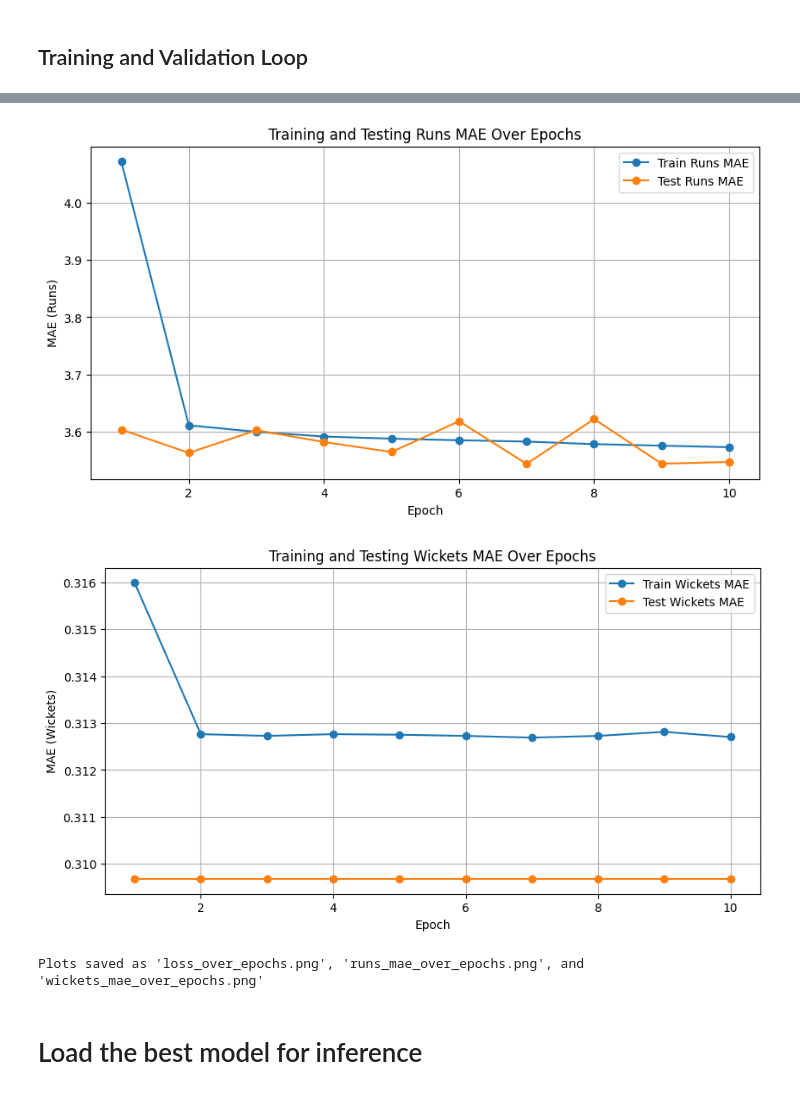
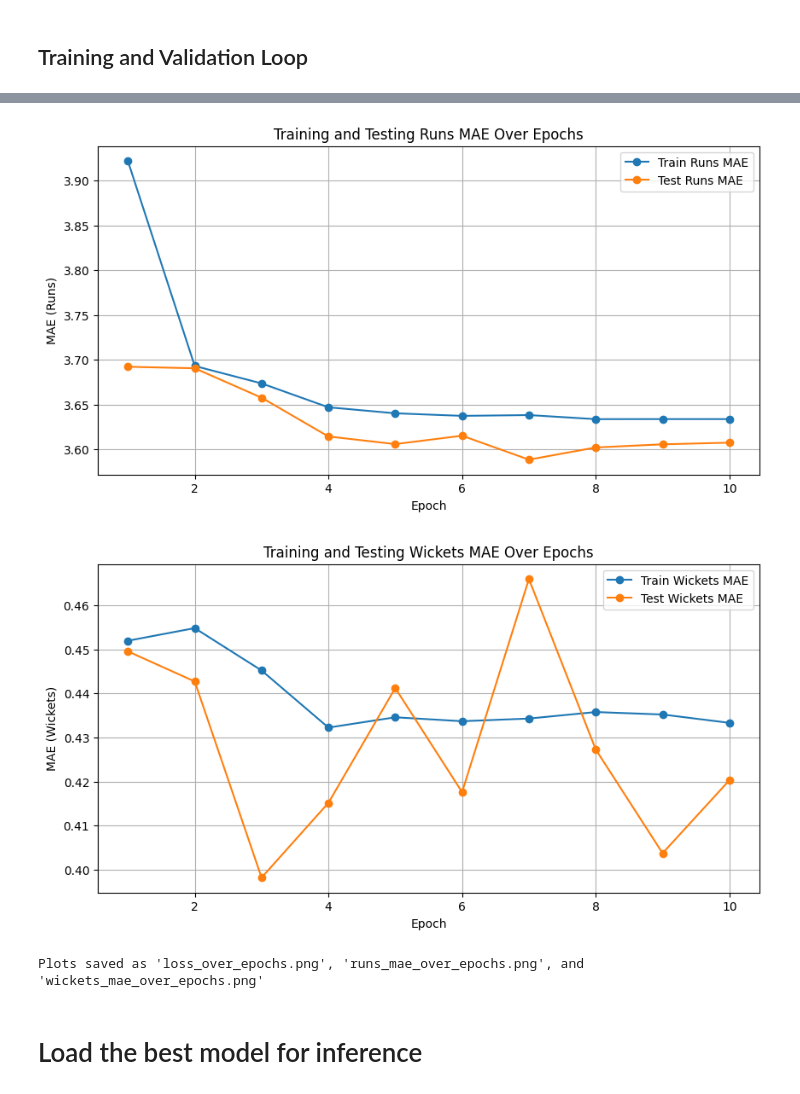
Before and after one commit to Yosemite0/Score_Predictor, a Jupyter notebook: nn.ipynb, the cells around one changed output, grey strips where cells are left out. Drawn from its saved outputs; the diff is of its cells as text; code cells hidden in the pictures.

Commit message:
This is the final model that is the ideal one we can tune on

```diff
--- a/nn.ipynb
+++ b/nn.ipynb
@@ -93,8 +96,22 @@ class IPLDataset(Dataset):
+# %%
+from torch.nn.utils.rnn import pad_sequence
+
+def collate_fn(batch):
+    team1_seqs, team2_seqs, num_seqs, runs, wickets = zip(*batch)
+
+    team1_seqs = pad_sequence(team1_seqs, batch_first=True, padding_value=0)
+    team2_seqs = pad_sequence(team2_seqs, batch_first=True, padding_value=0)
+    num_seqs = pad_sequence(num_seqs, batch_first=True, padding_value=0.0)
+
+    runs = torch.stack(runs)
+    wickets = torch.stack(wickets)
+
+    return team1_seqs, team2_seqs, num_seqs, runs, wickets
 # %%
 train_dataset = IPLDataset(train_df, train_numerical_data, train_index_map)
 test_dataset = IPLDataset(test_df, test_numerical_data, test_index_map)
-train_loader = DataLoader(train_dataset, batch_size=32, shuffle=True, pin_memory=True)
-test_loader = DataLoader(test_dataset, batch_size=32, shuffle=False, pin_memory=True)
+train_loader = DataLoader(train_dataset, batch_size=32, shuffle=True, collate_fn=collate_fn)
+test_loader = DataLoader(test_dataset, batch_size=32, shuffle=False, collate_fn=collate_fn)
 # %% [markdown]
 ## Model Architecture
 # %%
@@ -142,6 +147,7 @@ train_runs_mae = []
 test_runs_mae = []
 train_wickets_mae = []
 test_wickets_mae = []
+best_test_loss = float("inf")
 
 num_epochs = 10
 for epoch in range(num_epochs):
@@ -150,12 +156,12 @@ for epoch in range(num_epochs):
     train_loss = 0
     train_r_mae = 0
     train_w_mae = 0
-    for team1, team2, num_data, runs, wickets in train_loader:
-        team1, team2, num_data = team1.to(device), team2.to(device), num_data.to(device)
+    for team1_seq, team2_seq, num_seq, runs, wickets in train_loader:
+        team1_seq, team2_seq, num_seq = team1_seq.to(device), team2_seq.to(device), num_seq.to(device)
         runs, wickets = runs.to(device), wickets.to(device)
 
         optimizer.zero_grad()
-        pred_runs, pred_wickets = model(team1, team2, num_data)
+        pred_runs, pred_wickets = model(team1_seq, team2_seq, num_seq)
         loss_runs = criterion(pred_runs, runs)
         loss_wickets = criterion(pred_wickets, wickets)
         loss = loss_runs + loss_wickets
@@ -175,18 +181,16 @@ for epoch in range(num_epochs):
     test_r_mae = 0
     test_w_mae = 0
     with torch.no_grad():
-        for team1, team2, num_data, runs, wickets in test_loader:
-            team1, team2, num_data = team1.to(device), team2.to(device), num_data.to(device)
+        for team1_seq, team2_seq, num_seq, runs, wickets in test_loader:
+            team1_seq, team2_seq, num_seq = team1_seq.to(device), team2_seq.to(device), num_seq.to(device)
             runs, wickets = runs.to(device), wickets.to(device)
-
-            pred_runs, pred_wickets = model(team1, team2, num_data)
+            pred_runs, pred_wickets = model(team1_seq, team2_seq, num_seq)
             loss_runs = criterion(pred_runs, runs)
             loss_wickets = criterion(pred_wickets, wickets)
             loss = loss_runs + loss_wickets
             test_loss += loss.item()
             test_r_mae += torch.mean(torch.abs(pred_runs - runs)).item()
             test_w_mae += torch.mean(torch.abs(pred_wickets - wickets)).item()
-
     test_losses.append(test_loss / len(test_loader))
     test_runs_mae.append(test_r_mae / len(test_loader))
     test_wickets_mae.append(test_w_mae / len(test_loader))
@@ -197,7 +201,6 @@ for epoch in range(num_epochs):
     print(f"Train Runs MAE: {train_runs_mae[-1]:.4f}, Test Runs MAE: {test_runs_mae[-1]:.4f}")
     print(f"Train Wickets MAE: {train_wickets_mae[-1]:.4f}, Test Wickets MAE: {test_wickets_mae[-1]:.4f}")
 
-    best_test_loss = float("inf")
     # Save best model
     if test_losses[-1] < best_test_loss:
         best_test_loss = test_losses[-1]
@@ -266,5 +269,5 @@ Best model saved with Test Loss: 20.4675
-[figure, old version]
+[figure, new version]
-[figure, old version]
+[figure, new version]
 Plots saved as 'loss_over_epochs.png', 'runs_mae_over_epochs.png', and 'wickets_mae_over_epochs.png'
 # %% [markdown]
 # Load the best model for inference
```
Also changed, not shown: parts of 6 cells of this notebook.
